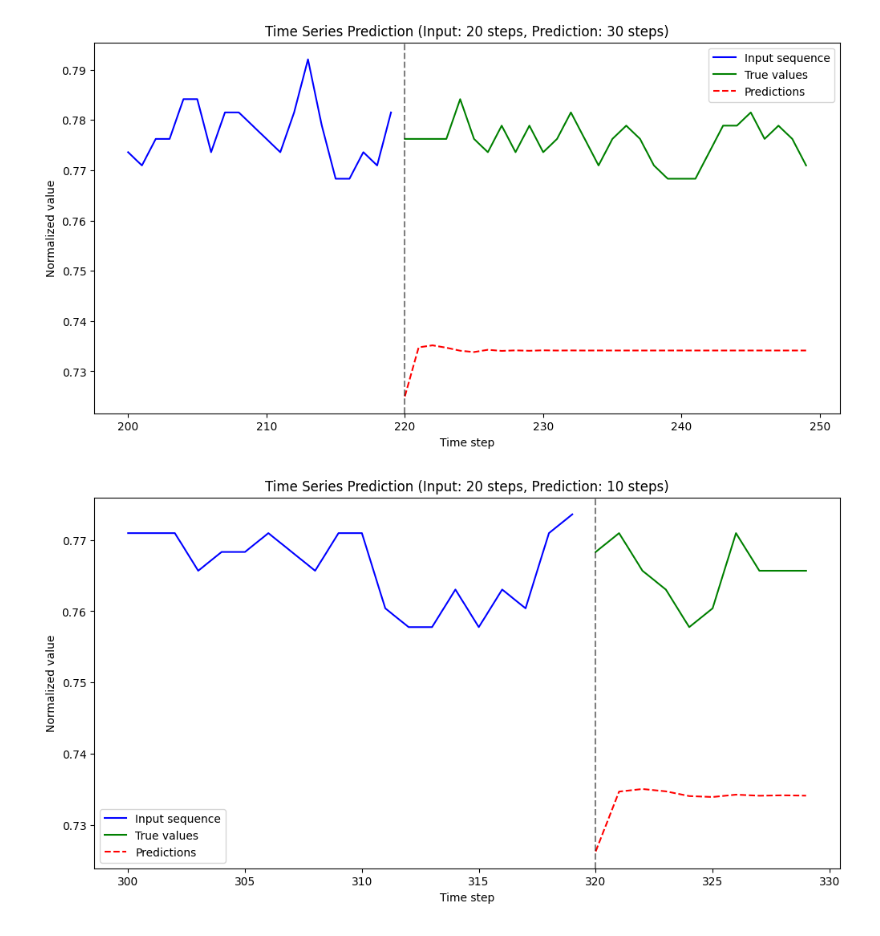
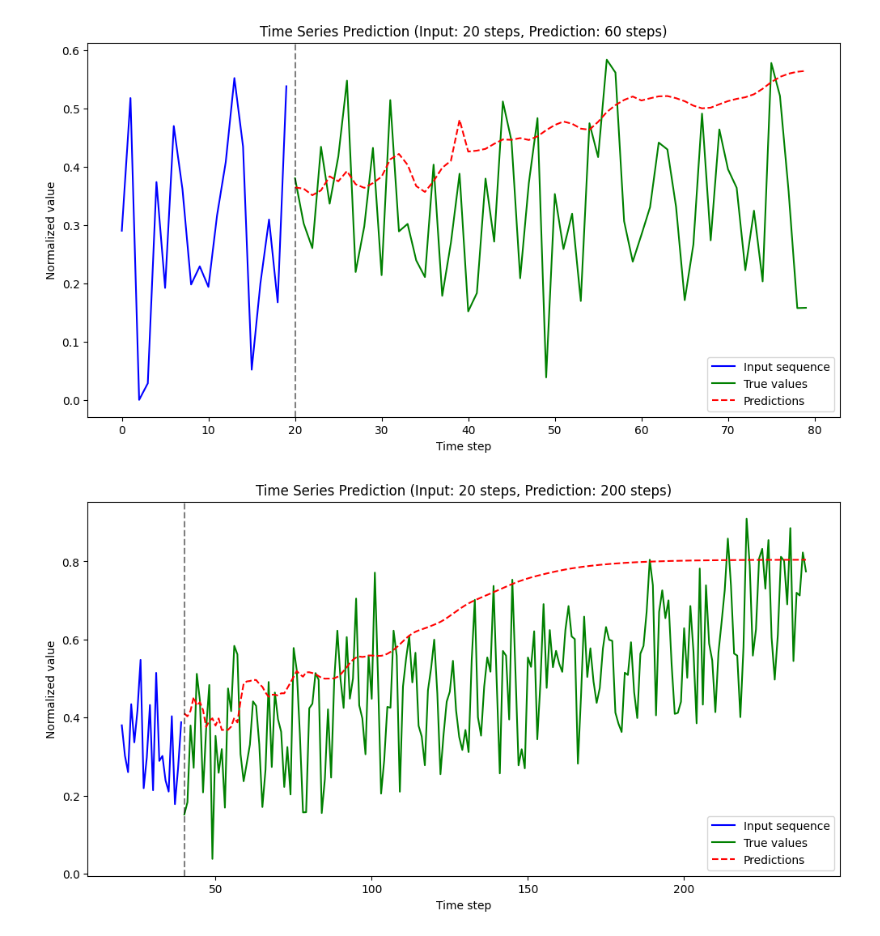
Before and after one commit to martin3698753/cflie, a Jupyter notebook: ser_pred_autoreg.ipynb, the cells around one changed output. Drawn from its saved outputs; the diff is of its cells as text; code cells hidden in the pictures.

```diff
--- a/ser_pred_autoreg.ipynb
+++ b/ser_pred_autoreg.ipynb
@@ -9,15 +8,0 @@ import maketab as mt
-# %%
-'''
-def norm(data):
-    min_val = np.min(data)
-    max_val = np.max(data)
-    scaled_data = (data - min_val) / (max_val - min_val)
-    return scaled_data
-
-def data(l):
-    t = np.arange(l)
-    x = 0.3*np.sin(t/5)
-    x += (-1)*np.exp(t/l)
-    x += np.random.normal(0, 0.1, l)
-    return np.array(norm(x))
-'''
@@ -26,4 +9,5 @@ def data(l):
 # %%
+''' Moje vlastni data, nahrazuju je umelymi dole
 norm_upper = 4
 norm_lower = 2
 def norm(signal):
@@ -33,4 +17,5 @@ def norm(signal):
 
 def load_data(path_dir='data/5-2-25/'):
     t, signal = mt.battery(path_dir)
-    return norm(signal)[:1000]
+    return norm(signal)[:200]
+'''
@@ -36,0 +24,11 @@ def load_data(path_dir='data/5-2-25/'):
+# %%
+#'''
+def load_data():
+    t = np.arange(300)
+    x = 0.2*np.sin(2*t)+0.3*np.cos(1*t)+np.exp(t/len(t))
+    x += np.random.normal(scale=0.3, size=len(t))
+    x = (x - min(x)) / (max(x) - min(x))
+    return x
+
+plt.plot(load_data())
+#'''
@@ -92,10 +97,10 @@ def train_model(model, dataloader, epochs, pred_len):
 # Hyperparameters
 seq_len = 20  # Input sequence length
 pred_len = 20  # Prediction length during training
-hidden_size = 64
+hidden_size = 32
 num_layers = 2
 batch_size = 16
-epochs = 50
+epochs = 100
 learning_rate = 0.001
 
 # Generate and normalize data
@@ -159,8 +169,7 @@ def evaluate_model(model, data, seq_len, eval_pred_len=20, start_idx=0):
     plt.show()
 
 # Evaluate with different prediction lengths
-evaluate_model(model, ts_data, seq_len, eval_pred_len=20, start_idx=100)
-evaluate_model(model, ts_data, seq_len, eval_pred_len=30, start_idx=200)  # Longer prediction
-evaluate_model(model, ts_data, seq_len, eval_pred_len=10, start_idx=300)  # Shorter prediction
-evaluate_model(model, ts_data, seq_len, eval_pred_len=100, start_idx=400)  # Shorter prediction
+evaluate_model(model, ts_data, seq_len, eval_pred_len=20, start_idx=5)
+evaluate_model(model, ts_data, seq_len, eval_pred_len=60, start_idx=0)  # Longer prediction
+evaluate_model(model, ts_data, seq_len, eval_pred_len=200, start_idx=20)  # Shorter prediction
 # %% [output]
@@ -168,2 +177,2 @@ evaluate_model(model, ts_data, seq_len, eval_pred_len=100, start_idx=400)  # Sho
-[figure, old version]
+[figure, new version]
-[figure, old version]
+[figure, new version]
```
Also changed, not shown: parts of 7 cells of this notebook, 10 other files.
